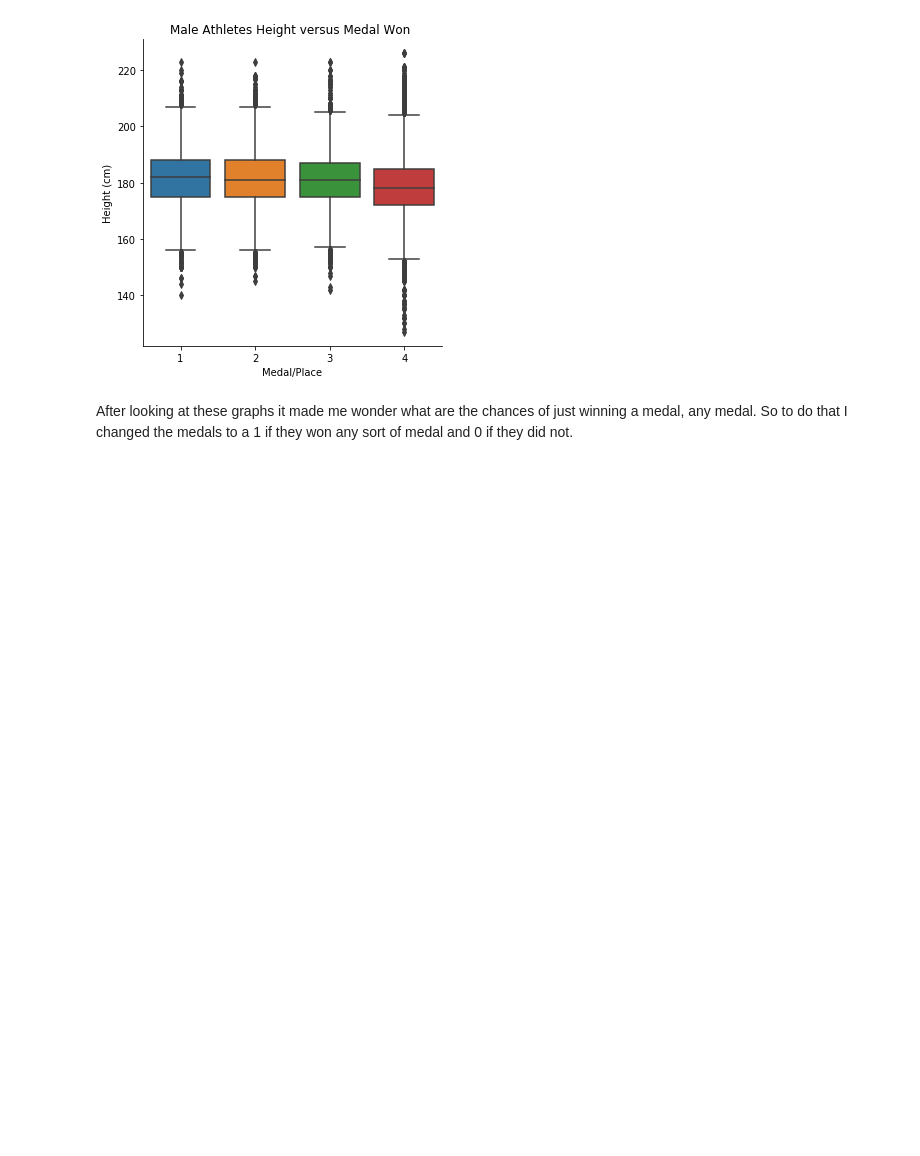
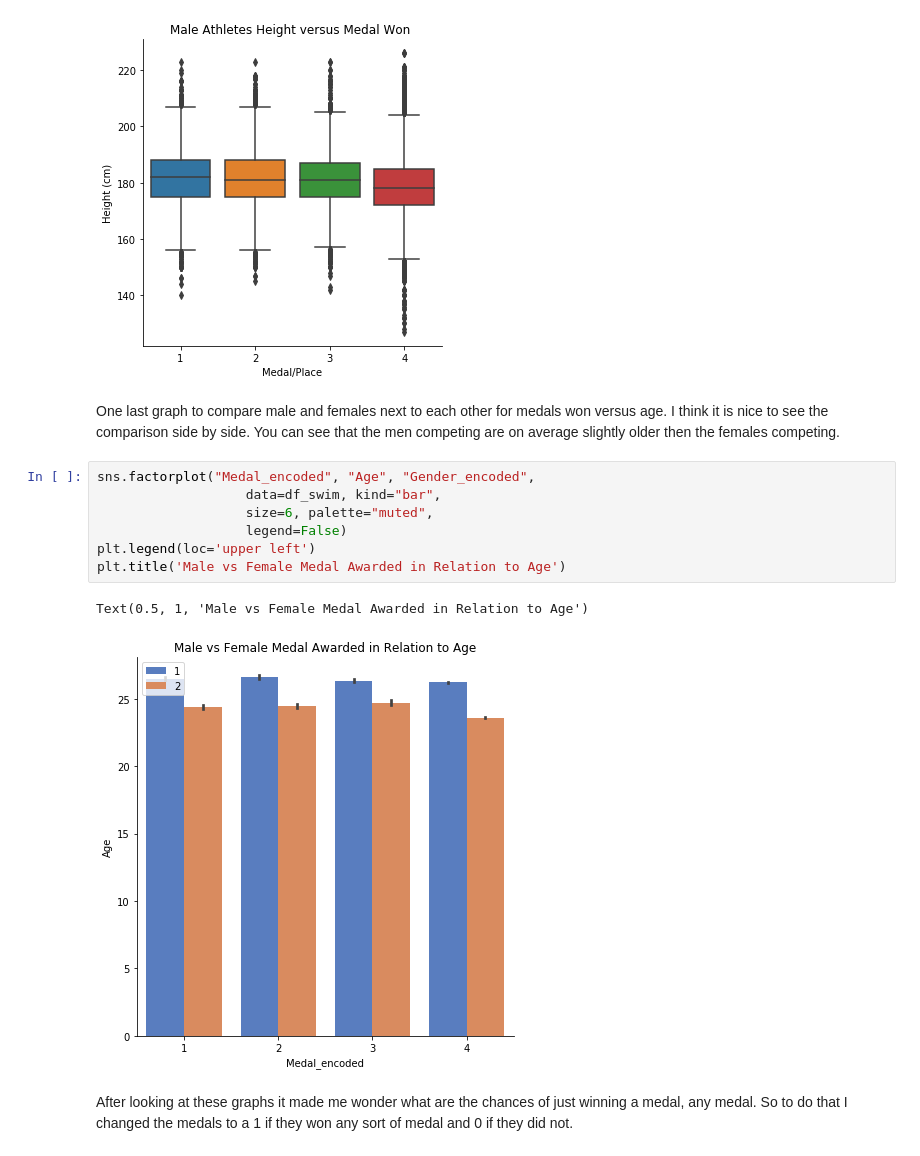
Before and after one commit to amyscott303/getitdone, a Jupyter notebook: Capstone 3.ipynb, the cells around one changed output. Drawn from its saved outputs; the diff is of its cells as text; blank space fills up the shorter version.

```diff
--- a/Capstone 3.ipynb
+++ b/Capstone 3.ipynb
@@ -208,6 +209,18 @@ plt.title ('Male Athletes Height versus Medal Won ')
 # %% [output]
 Text(0.5, 1, 'Male Athletes Height versus Medal Won ')
 [figure]
+# %% [markdown]
+One last graph to compare male and females next to each other for medals won versus age. I think it is nice to see the comparison side by side. You can see that the men competing are on average slightly older then the females competing.
+# %%
+sns.factorplot("Medal_encoded", "Age", "Gender_encoded",
+                   data=df_swim, kind="bar",
+                   size=6, palette="muted",
+                   legend=False)
+plt.legend(loc='upper left')
+plt.title('Male vs Female Medal Awarded in Relation to Age')
+# %% [output]
+Text(0.5, 1, 'Male vs Female Medal Awarded in Relation to Age')
+[figure, added]
 # %% [markdown]
 After looking at these graphs it made me wonder what are the chances of just winning a medal, any medal. So to do that I changed the medals to a 1 if they won any sort of medal and 0 if they did not.
 # %%
```
Also changed, not shown: parts of 2 cells of this notebook.
